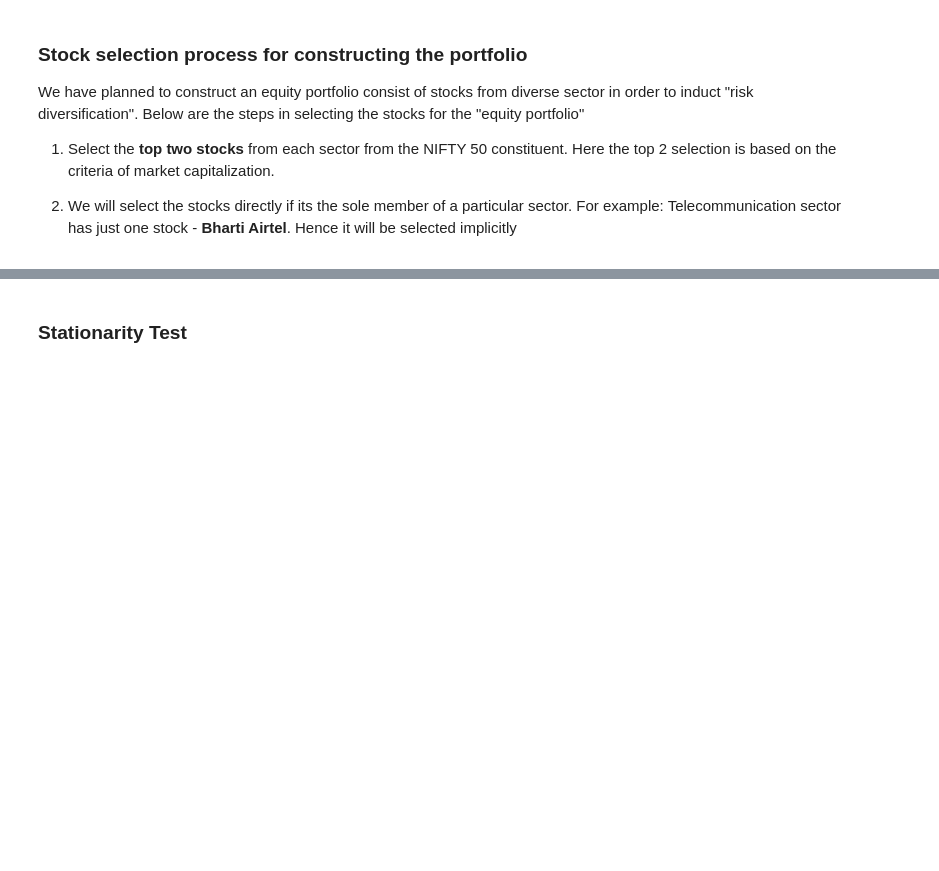
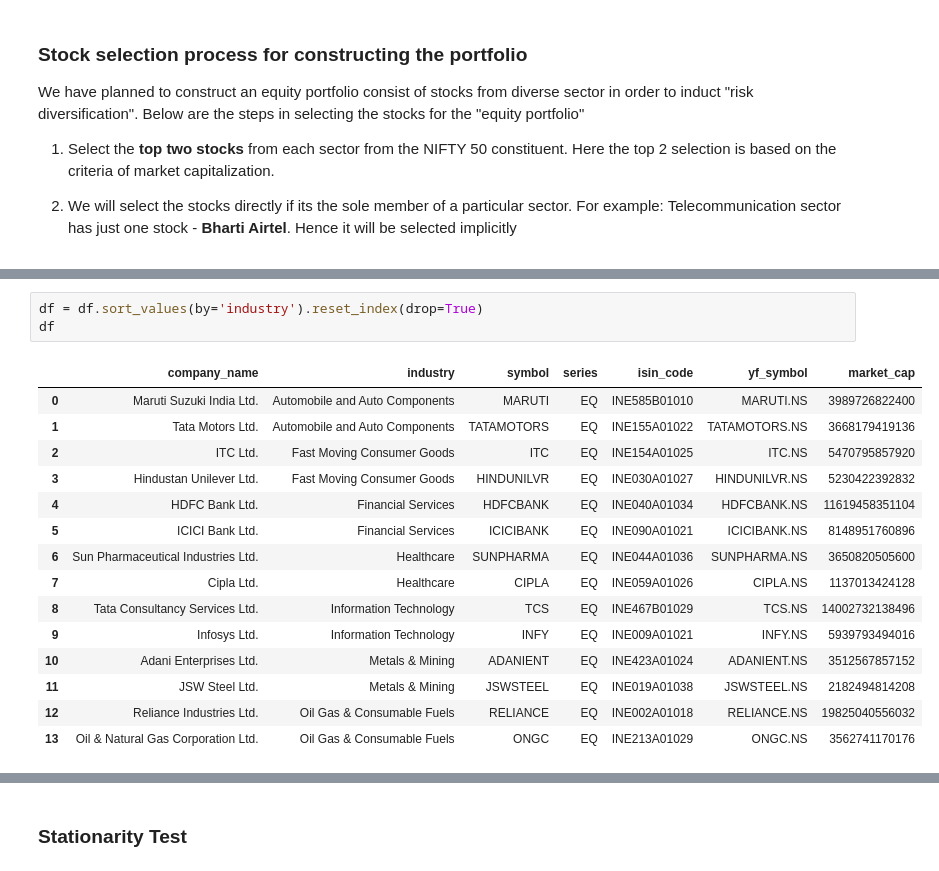
Before and after one commit to sai-phyo-hein/Hybrid_Transformer_for_Portfolio_Allocation, a Jupyter notebook: EDA_and_Data_Preparation.ipynb, the cells around one changed output, grey strips where cells are left out. Drawn from its saved outputs; the diff is of its cells as text; blank space fills up the shorter version.

```diff
--- a/EDA_and_Data_Preparation.ipynb
+++ b/EDA_and_Data_Preparation.ipynb
@@ -290,0 +243,19 @@ filtered_df.groupby('industry').head(2)
+# %%
+df = df.sort_values(by='industry').reset_index(drop=True)
+df
+# %% [output]
+|  | company_name | industry | symbol | series | isin_code | yf_symbol | market_cap |
+| 0 | Maruti Suzuki India Ltd. | Automobile and Auto Components | MARUTI | EQ | INE585B01010 | MARUTI.NS | 3989726822400 |
+| 1 | Tata Motors Ltd. | Automobile and Auto Components | TATAMOTORS | EQ | INE155A01022 | TATAMOTORS.NS | 3668179419136 |
+| 2 | ITC Ltd. | Fast Moving Consumer Goods | ITC | EQ | INE154A01025 | ITC.NS | 5470795857920 |
+| 3 | Hindustan Unilever Ltd. | Fast Moving Consumer Goods | HINDUNILVR | EQ | INE030A01027 | HINDUNILVR.NS | 5230422392832 |
+| 4 | HDFC Bank Ltd. | Financial Services | HDFCBANK | EQ | INE040A01034 | HDFCBANK.NS | 11619458351104 |
+| 5 | ICICI Bank Ltd. | Financial Services | ICICIBANK | EQ | INE090A01021 | ICICIBANK.NS | 8148951760896 |
+| 6 | Sun Pharmaceutical Industries Ltd. | Healthcare | SUNPHARMA | EQ | INE044A01036 | SUNPHARMA.NS | 3650820505600 |
+| 7 | Cipla Ltd. | Healthcare | CIPLA | EQ | INE059A01026 | CIPLA.NS | 1137013424128 |
+| 8 | Tata Consultancy Services Ltd. | Information Technology | TCS | EQ | INE467B01029 | TCS.NS | 14002732138496 |
+| 9 | Infosys Ltd. | Information Technology | INFY | EQ | INE009A01021 | INFY.NS | 5939793494016 |
+| 10 | Adani Enterprises Ltd. | Metals & Mining | ADANIENT | EQ | INE423A01024 | ADANIENT.NS | 3512567857152 |
+| 11 | JSW Steel Ltd. | Metals & Mining | JSWSTEEL | EQ | INE019A01038 | JSWSTEEL.NS | 2182494814208 |
+| 12 | Reliance Industries Ltd. | Oil Gas & Consumable Fuels | RELIANCE | EQ | INE002A01018 | RELIANCE.NS | 19825040556032 |
+| 13 | Oil & Natural Gas Corporation Ltd. | Oil Gas & Consumable Fuels | ONGC | EQ | INE213A01029 | ONGC.NS | 3562741170176 |
```
Also changed, not shown: parts of 35 cells of this notebook.
